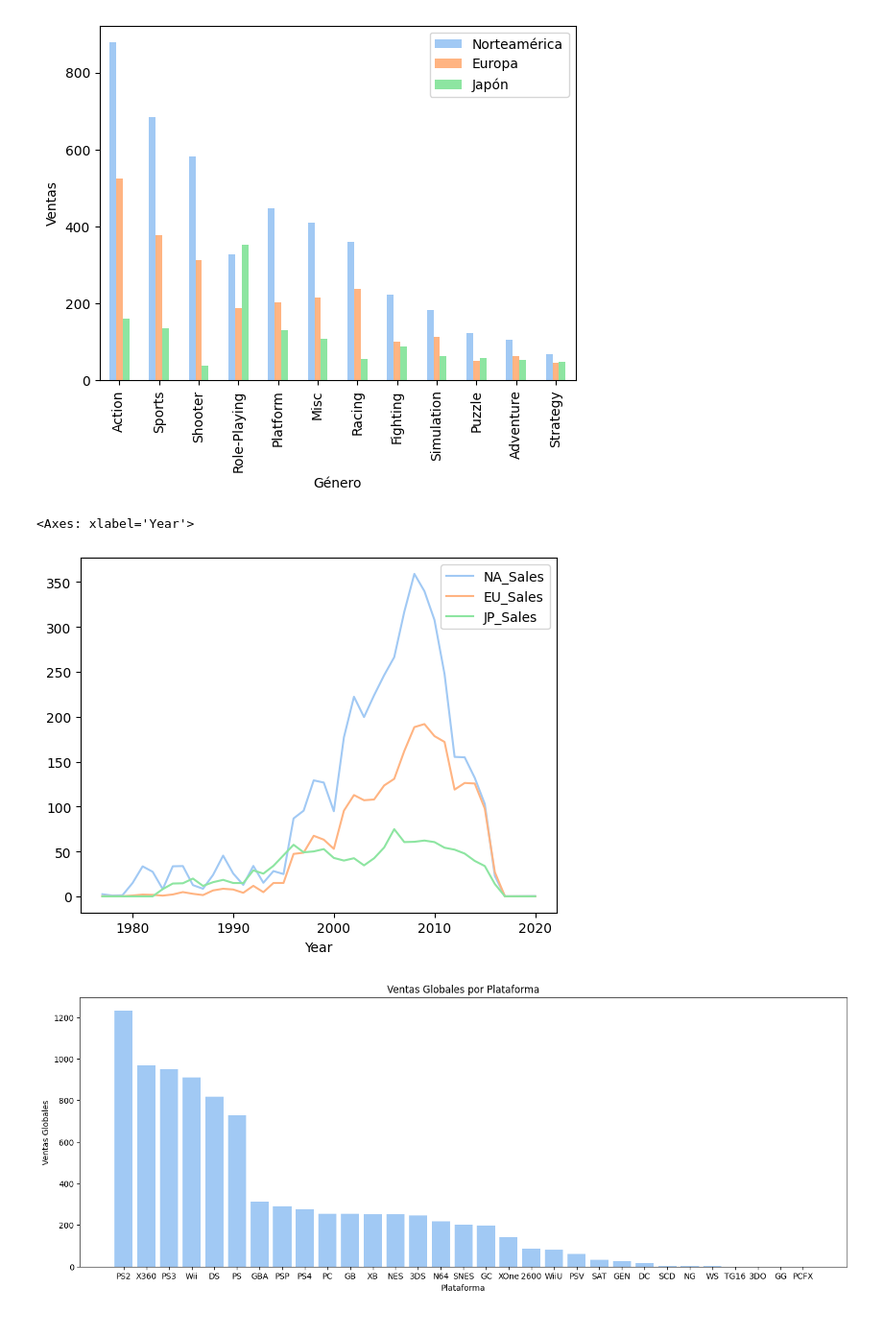
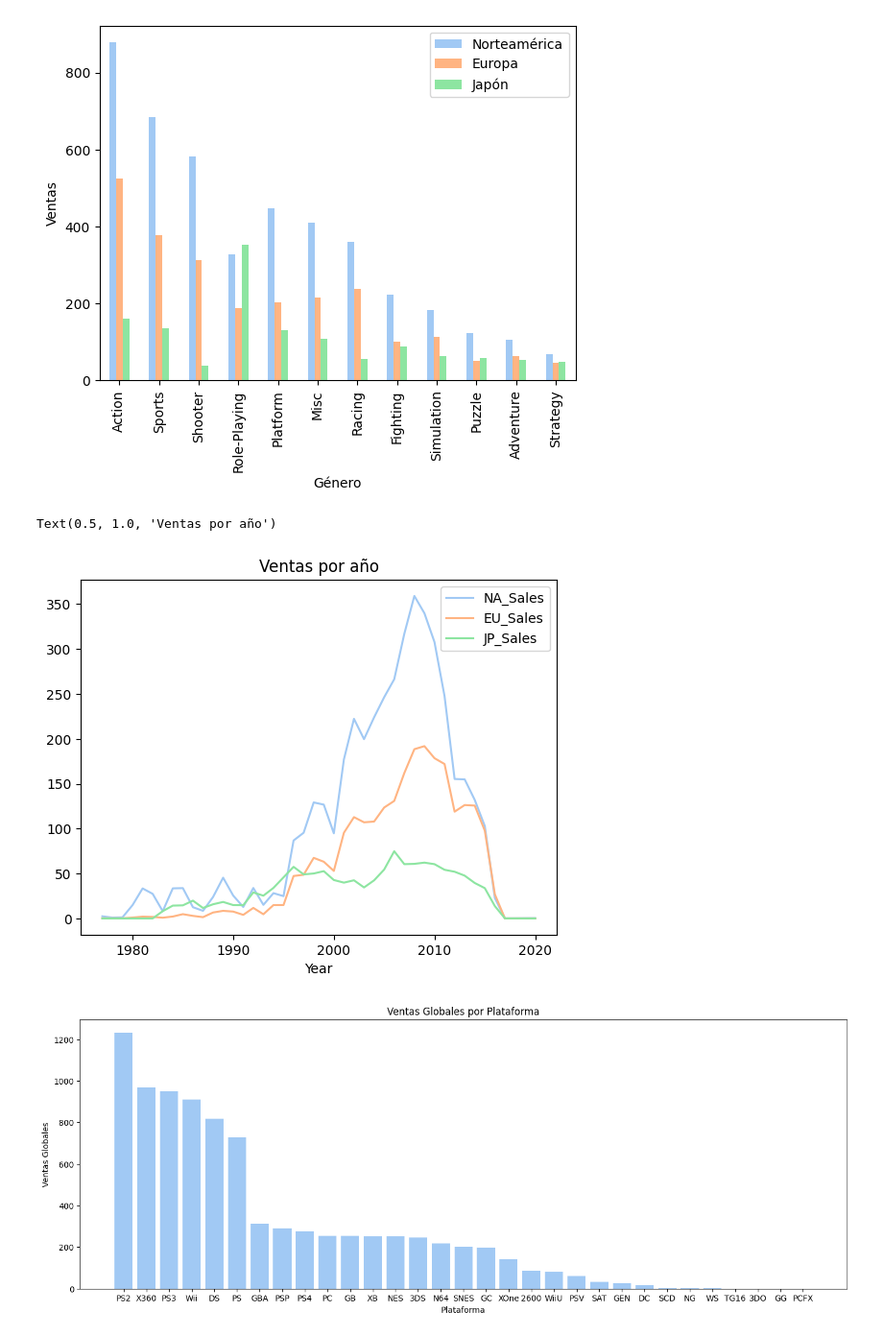
Before and after one commit to davidsosaolea/Proyecto_01_EDA_data_set_Global_Video-Game-Sales, a Jupyter notebook: notebooks/games_sales.ipynb, the cells around one changed output. Shown at 96% size. Drawn from its saved outputs; the diff is of its cells as text; code cells hidden in the pictures.

```diff
--- a/notebooks/games_sales.ipynb
+++ b/notebooks/games_sales.ipynb
@@ -272,10 +273,12 @@ plt.show()
 # %% [output]
 [figure]
 # %%
+# Graficamos la evolucion de las ventas en el tiempo
 sales_year = df_concat.groupby('Year')[['NA_Sales', 'EU_Sales', 'JP_Sales']].sum()
 sales_year = sales_year.sort_values('Year')
 sales_year.plot(kind='line')
+plt.title('Ventas por año')
 # %% [output]
-<Axes: xlabel='Year'>
+Text(0.5, 1.0, 'Ventas por año')
-[figure, old version]
+[figure, new version]
 # %%
```
Also changed, not shown: parts of 6 cells of this notebook.
